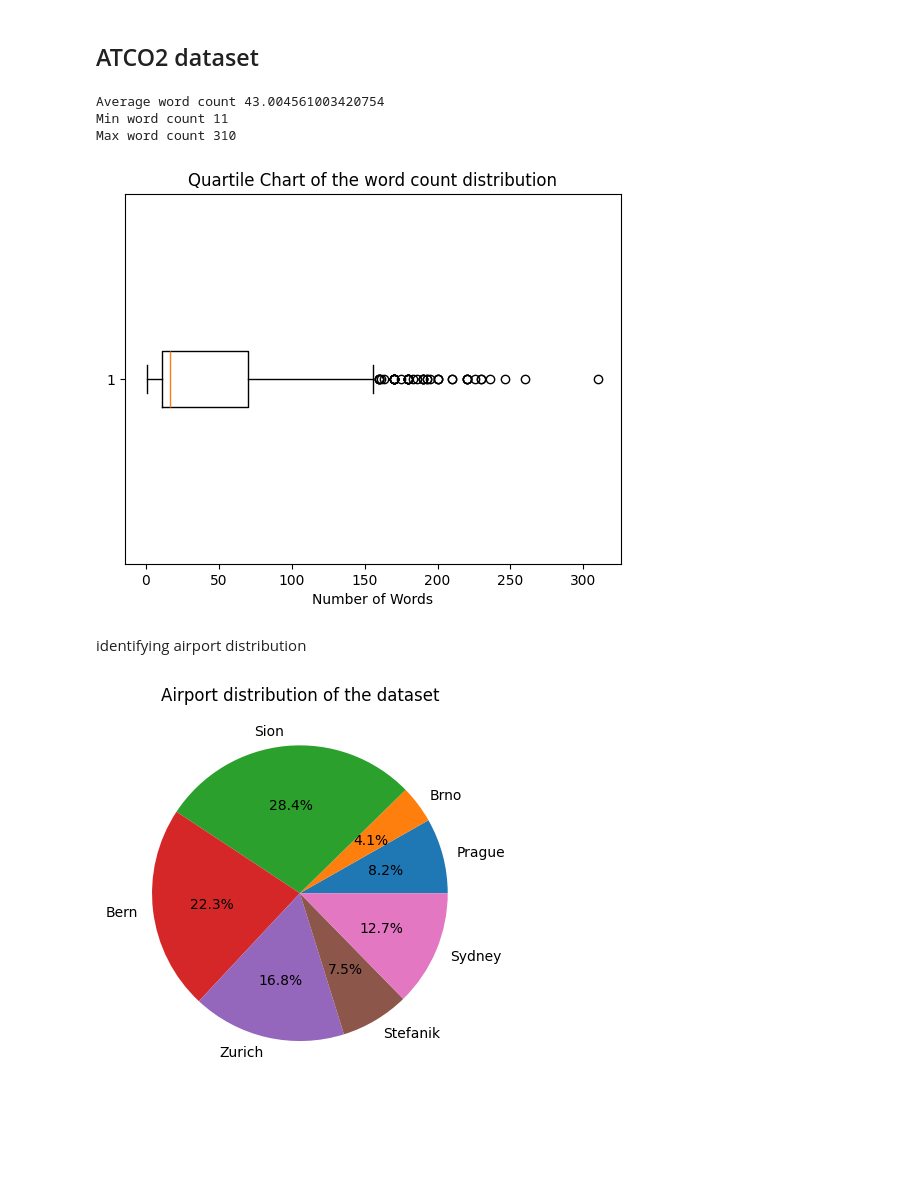
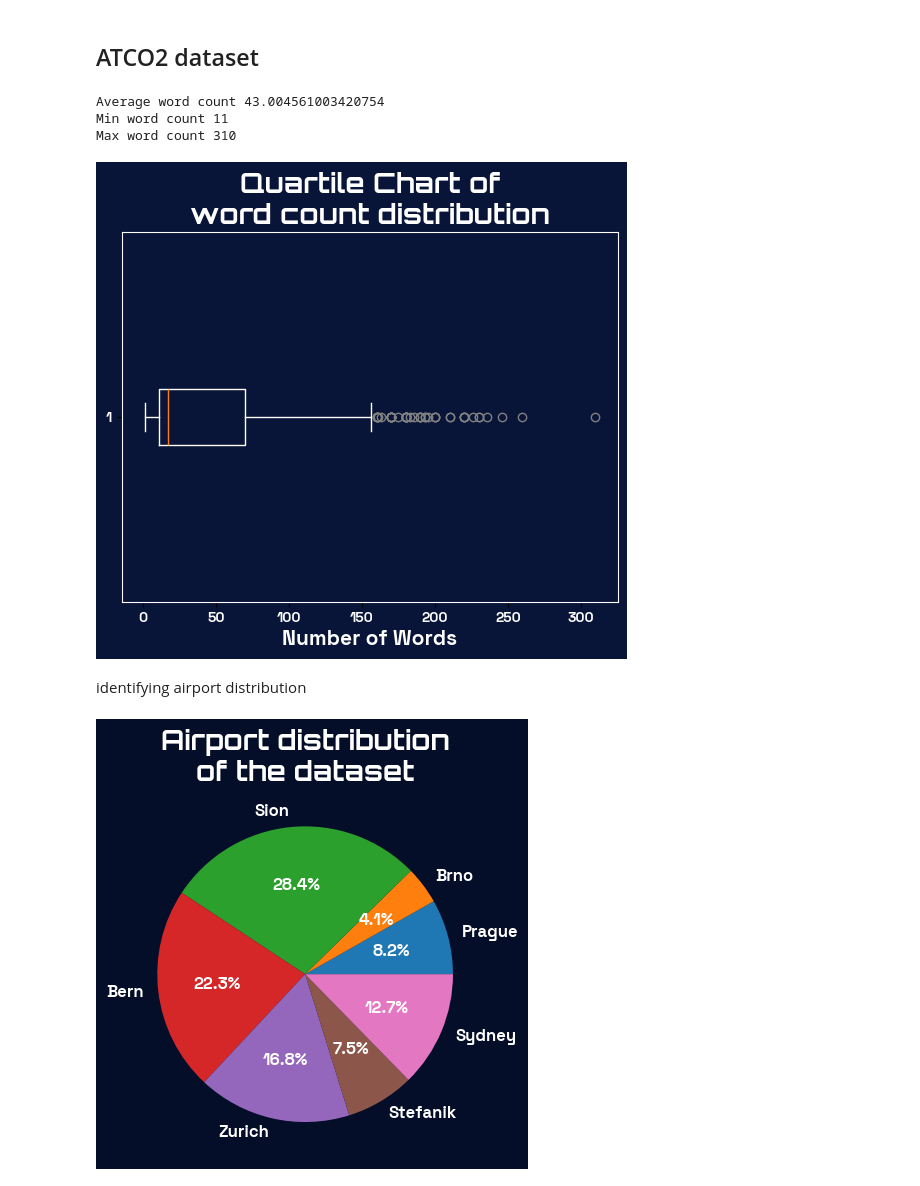
Before and after one commit to rodoggyro/iResearch-2024, a Jupyter notebook: data.ipynb, the cells around one changed output. Drawn from its saved outputs; the diff is of its cells as text; code cells hidden in the pictures; blank space fills up the shorter version.

```diff
--- a/data.ipynb
+++ b/data.ipynb
@@ -15,3 +25,6 @@ os.chdir('DATA')
+# %%
+orbitron = Path(mpl.get_data_path(), 'C:/Users/rowan_p6g6/Downloads/Orbitron/static/Orbitron-bold.ttf')
+space_grotesk = Path(mpl.get_data_path(), 'C:/Users/rowan_p6g6/Downloads/Space_Grotesk/static/SpaceGrotesk-bold.ttf')
 # %% [markdown]
 ## ATCO Sim dataset
 # %%
@@ -32,8 +49,8 @@ maxWordCount = max(wordCounts)
 plt.boxplot(wordCounts, vert=False, notch=False)
 plt.title('Quartile Chart of the word count distribution')
 plt.xlabel('Number of Words')
-plt.rcParams['figure.facecolor'] = 'efeee7'
-plt.rcParams['axes.facecolor'] = 'efeee7'
+plt.rcParams['figure.facecolor'] = '040e28'
+plt.rcParams['axes.facecolor'] = '040e28'
 plt.show()
 # %% [output]
 [figure]
@@ -46,42 +63,55 @@ xmlFiles = [f for f in os.listdir() if f.endswith('.xml')]
 # %%
 total = 0
 numText = 0
 wordCounts = []
 
 min = -1
 max = -1
 
 for i in xmlFiles:
 	with open (i, 'r', encoding='utf-8') as file:
 		data = file.read()
 
-		Bs_data = BeautifulSoup(data, "xml")
-		b_unique = Bs_data.find_all('text')
-		min = len(word_tokenize(b_unique[0].text))
-		for j in b_unique:
-			length = len(word_tokenize(j.text))
-			total += length
-			wordCounts.append(length)
-			numText += 1
+	Bs_data = BeautifulSoup(data, "xml")
+	b_unique = Bs_data.find_all('text')
+	min = len(word_tokenize(b_unique[0].text))
+	for j in b_unique:
+		length = len(word_tokenize(j.text))
+		total += length
+		wordCounts.append(length)
+		numText += 1
 
-			if length < min:
-				min = length
-			elif length > max:
-				max = length
+		if length < min:
+			min = length
+		elif length > max:
+			max = length
 
 print('Average word count', total/numText)
 print('Min word count', min)
 print('Max word count', max)
 
-plt.boxplot(wordCounts, vert=False, notch=False)
-plt.title('Quartile Chart of the word count distribution')
-plt.xlabel('Number of Words')
+bp = plt.boxplot(wordCounts, vert=False, notch=False)
+plt.title('Quartile Chart of\nword count distribution', color='w', fontdict={'font': orbitron, 'fontsize': 20})
+plt.xticks(fontproperties=space_grotesk)
+plt.yticks(fontproperties=space_grotesk)
+plt.xlabel('Number of Words', color='w', fontdict={'font': space_grotesk, 'fontsize': 15})
+plt.setp(plt.gca().get_xticklabels(), color='w')
+plt.setp(plt.gca().get_yticklabels(), color='w')
+for element in ['boxes', 'whiskers', 'fliers', 'means', 'caps']:
+        plt.setp(bp[element], color='w')
+plt.setp(bp['fliers'], marker='o', markeredgecolor='gray')
+plt.rcParams['figure.facecolor'] = '081539'
+plt.rcParams['axes.facecolor'] = '081539'
+plt.gca().spines['top'].set_color('white')
+plt.gca().spines['bottom'].set_color('white')
+plt.gca().spines['left'].set_color('white')
+plt.gca().spines['right'].set_color('white')
 plt.show()
 # %% [output]
 Average word count 43.004561003420754
 Min word count 11
 Max word count 310
-[figure, old version]
+[figure, new version]
 # %% [markdown]
 identifying airport distribution
 # %%
@@ -107,8 +137,14 @@ for i in infoFiles:
 			elif 'Sydney' in line:
 				numFiles[6] += 1
 
-plt.pie(numFiles, labels=airportNames, autopct='%1.1f%%')
-plt.title('Airport distribution of the dataset')
+orbitron = Path(mpl.get_data_path(), 'C:/Users/rowan_p6g6/Downloads/Orbitron/static/Orbitron-bold.ttf')
+space_grotesk = Path(mpl.get_data_path(), 'C:/Users/rowan_p6g6/Downloads/Space_Grotesk/static/SpaceGrotesk-bold.ttf')
+
+plt.pie(numFiles, labels=airportNames, autopct='%1.1f%%', textprops={'color': 'w', 'fontweight': 'bold', 'font': space_grotesk, 'fontsize': 12})
+plt.title('Airport distribution\nof the dataset', color='w', fontdict={'fontweight': 'bold', 'fontsize': 20, 'font': orbitron})
+plt.gca().set_facecolor('#040e28')
+plt.rcParams['figure.facecolor'] = '040e28'
+plt.rcParams['axes.facecolor'] = '040e28'
 plt.show()
 # %% [output]
-[figure, old version]
+[figure, new version]
```
Also changed, not shown: parts of 2 cells of this notebook.
